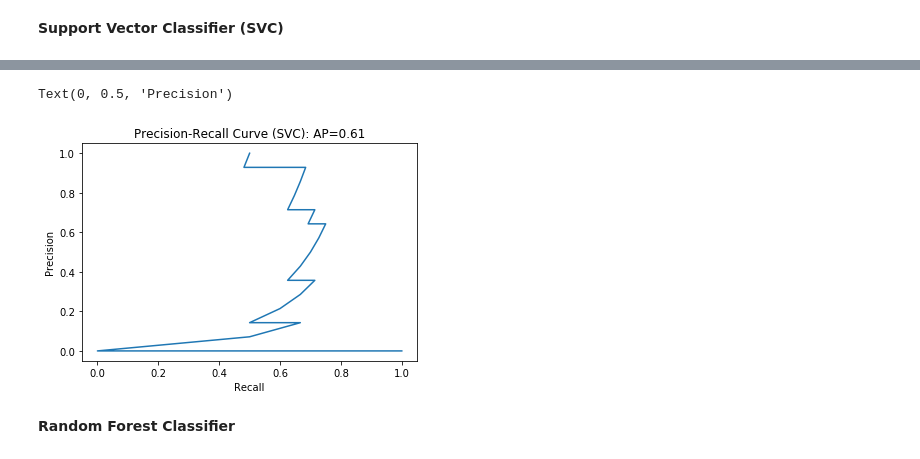
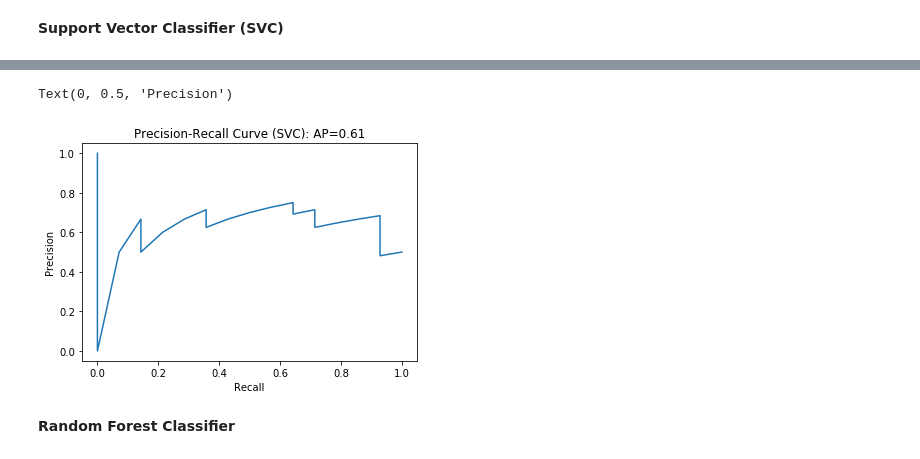
Before and after one commit to s-weisenberg/Data-Science-Projects, a Jupyter notebook: Capstone_Project_1/Capstone1_Machine_Learning.ipynb, the cells around one changed output, grey strips where cells are left out. Cells and saved outputs as stored; diff of their text form; code cells hidden in the pictures.

```diff
--- a/Capstone_Project_1/Capstone1_Machine_Learning.ipynb
+++ b/Capstone_Project_1/Capstone1_Machine_Learning.ipynb
@@ -234,16 +231,14 @@ weighted avg       0.97      0.96      0.97       215
 # %%
-from sklearn.metrics import precision_recall_curve
-
 precision, recall, thresholds = precision_recall_curve(y_test, y_proba[:,1])
 
-plt.plot(precision, recall)
+plt.plot(recall, precision)
 plt.title('Precision-Recall Curve (SVC): '
                    'AP={0:0.2f}'.format(average_precision))
 plt.xlabel('Recall')
 plt.ylabel('Precision')
 # %% [output]
 Text(0, 0.5, 'Precision')
-[figure, old version]
+[figure, new version]
 # %% [markdown]
 __Random Forest Classifier__<br>
 # %%
```
Also changed, not shown: parts of 29 cells of this notebook.
